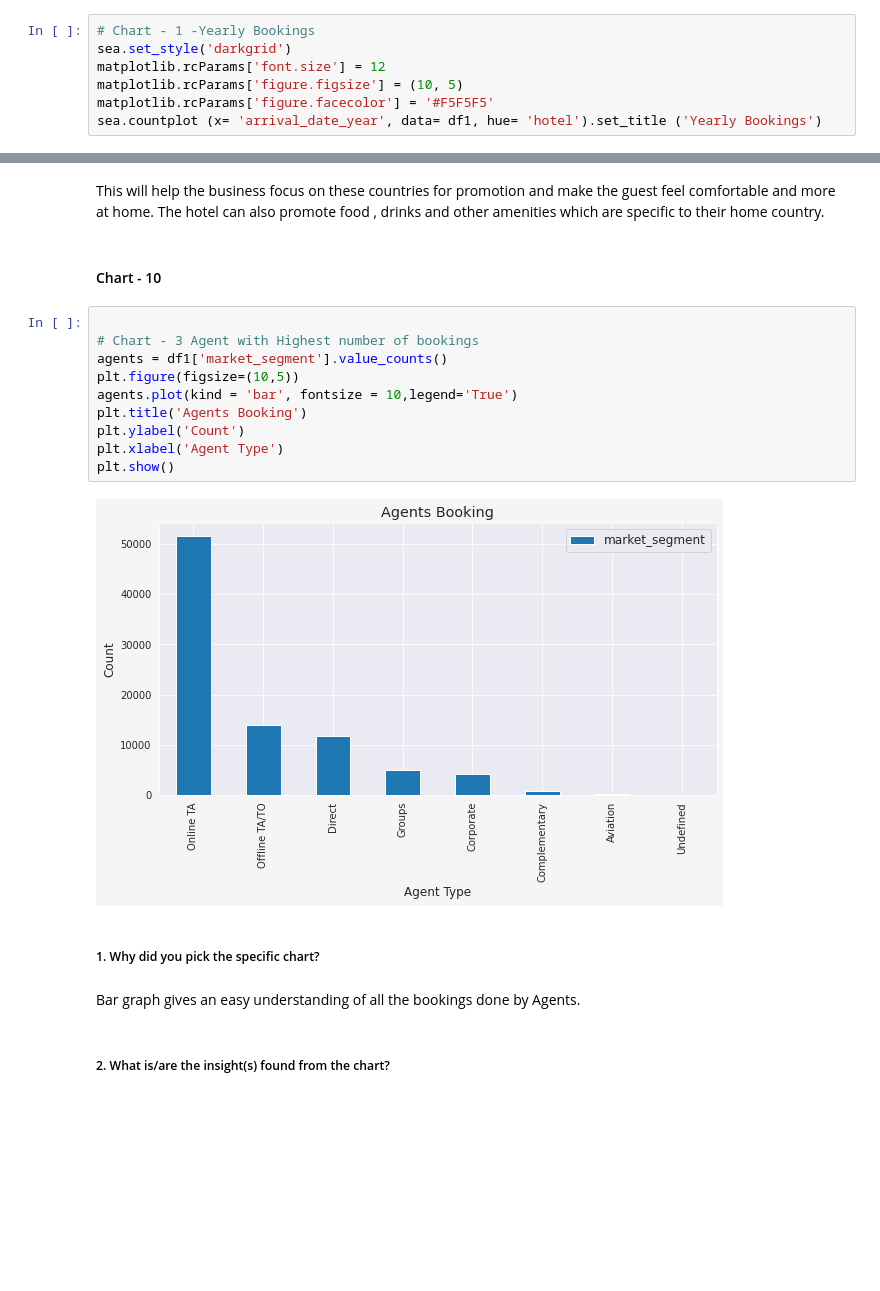
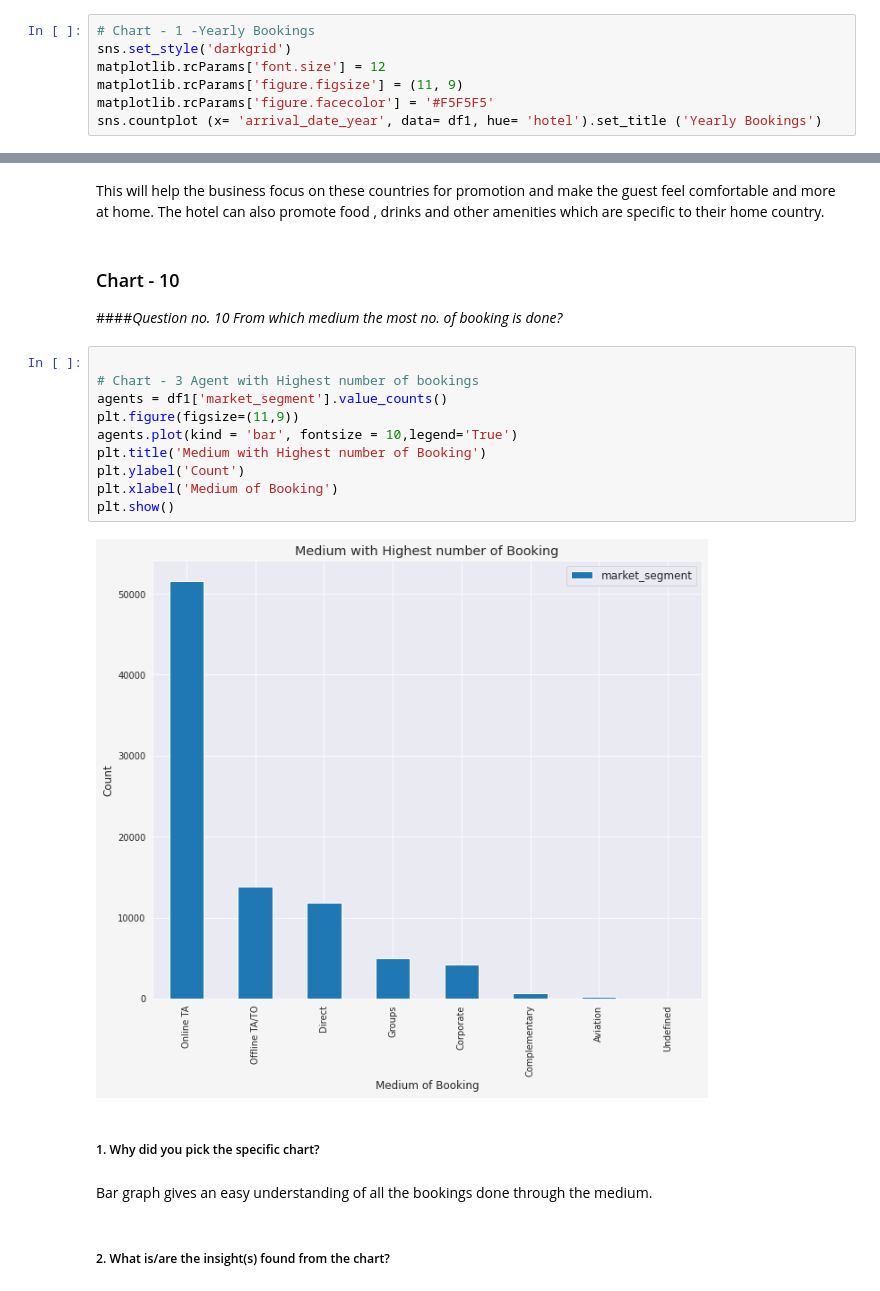
Before and after one commit to abhiwavhal/EDA-HOTEL-BOOKING-ANALYSIS, a Jupyter notebook: Team_Hotel_booking_EDA_Submission.ipynb, the cells around one changed output, grey strips where cells are left out. Drawn from its saved outputs; the diff is of its cells as text; blank space fills up the shorter version.

```diff
--- a/Team_Hotel_booking_EDA_Submission.ipynb
+++ b/Team_Hotel_booking_EDA_Submission.ipynb
@@ -446,9 +447,9 @@ plt.show()
 # %%
 # Chart - 1 -Yearly Bookings
-sea.set_style('darkgrid')
+sns.set_style('darkgrid')
 matplotlib.rcParams['font.size'] = 12
-matplotlib.rcParams['figure.figsize'] = (10, 5)
+matplotlib.rcParams['figure.figsize'] = (11, 9)
 matplotlib.rcParams['figure.facecolor'] = '#F5F5F5'
-sea.countplot (x= 'arrival_date_year', data= df1, hue= 'hotel').set_title ('Yearly Bookings')
+sns.countplot (x= 'arrival_date_year', data= df1, hue= 'hotel').set_title ('Yearly Bookings')
 # %% [output]
 Text(0.5, 1.0, 'Yearly Bookings')
@@ -717,23 +722,24 @@ We can see that maximum bookings have been done from Portugal,United Kingdom Fra
 Are there any insights that lead to negative growth? Justify with specific reason.
 # %% [markdown]
 This will help the business focus on these countries for promotion and make the guest feel comfortable and more at home. The hotel can also promote food , drinks and other amenities which are specific to their home country.
-# %% [markdown]
-#### Chart - 10
+# %% [markdown]
+### Chart - 10
+####*Question no. 10 From which medium the most no. of booking is done?*
 # %%
 
 # Chart - 3 Agent with Highest number of bookings
 agents = df1['market_segment'].value_counts()
-plt.figure(figsize=(10,5))
+plt.figure(figsize=(11,9))
 agents.plot(kind = 'bar', fontsize = 10,legend='True')
-plt.title('Agents Booking')
+plt.title('Medium with Highest number of Booking')
 plt.ylabel('Count')
-plt.xlabel('Agent Type')
+plt.xlabel('Medium of Booking')
 plt.show()
 # %% [output]
-[figure, old version]
+[figure, new version]
 # %% [markdown]
 ##### 1. Why did you pick the specific chart?
 # %% [markdown]
-Bar graph gives an easy understanding of all the bookings done by Agents.
+Bar graph gives an easy understanding of all the bookings done through the medium.
 # %% [markdown]
 ##### 2. What is/are the insight(s) found from the chart?
```
Also changed, not shown: parts of 59 cells of this notebook.
